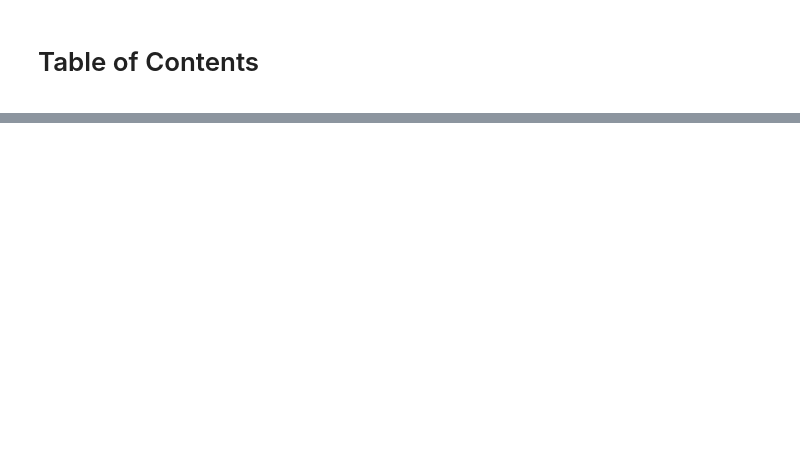
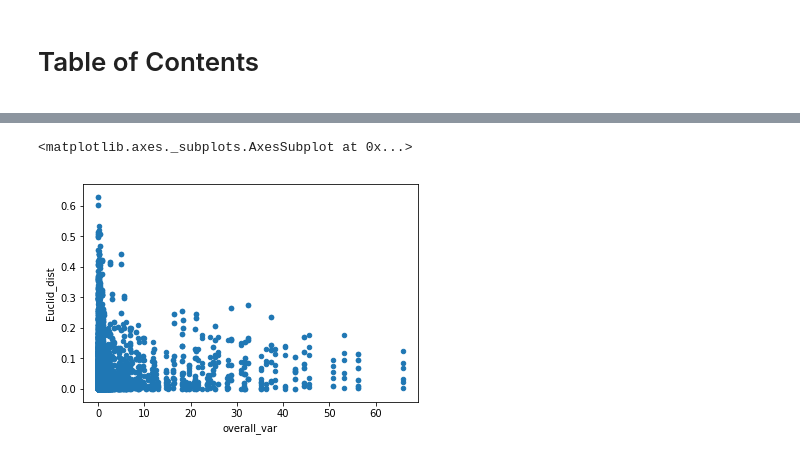
Before and after one commit to Larkinnjm1/Masters-Thesis-GLCM-repository, a Jupyter notebook: jupyter_notebooks/Main notebooks/Simple GCLm analysis.ipynb, the cells around one changed output, grey strips where cells are left out. Drawn from its saved outputs; the diff is of its cells as text; code cells hidden in the pictures; blank space fills up the shorter version.

```diff
--- a/jupyter_notebooks/Main notebooks/Simple GCLm analysis.ipynb
+++ b/jupyter_notebooks/Main notebooks/Simple GCLm analysis.ipynb
@@ -515,0 +833,5 @@ def bhatt_dist_approx_stat_summary(stat_sum_1,stat_sum_2):
+# %%
+trial_df.plot.scatter('overall_var','Euclid_dist')
+# %% [output]
+<matplotlib.axes._subplots.AxesSubplot at 0x...>
+[figure, added]
```
Also changed, not shown: parts of 120 cells of this notebook, 1 other file.
